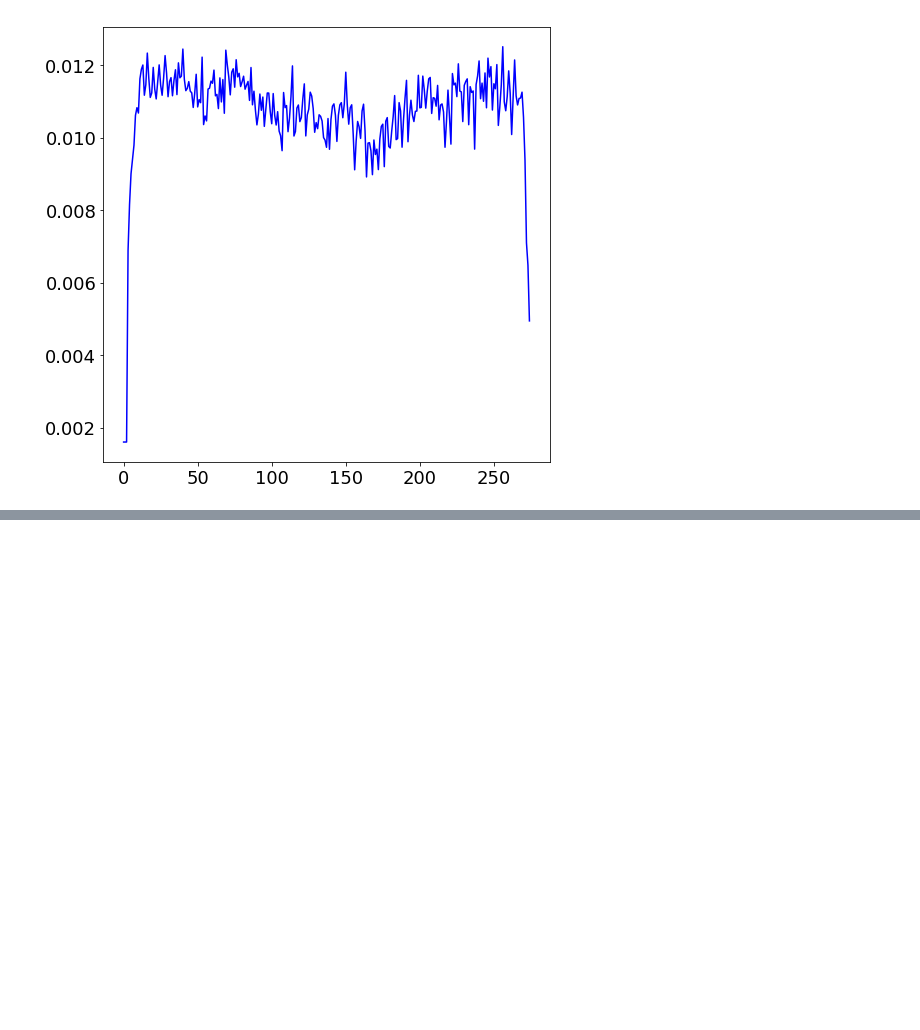
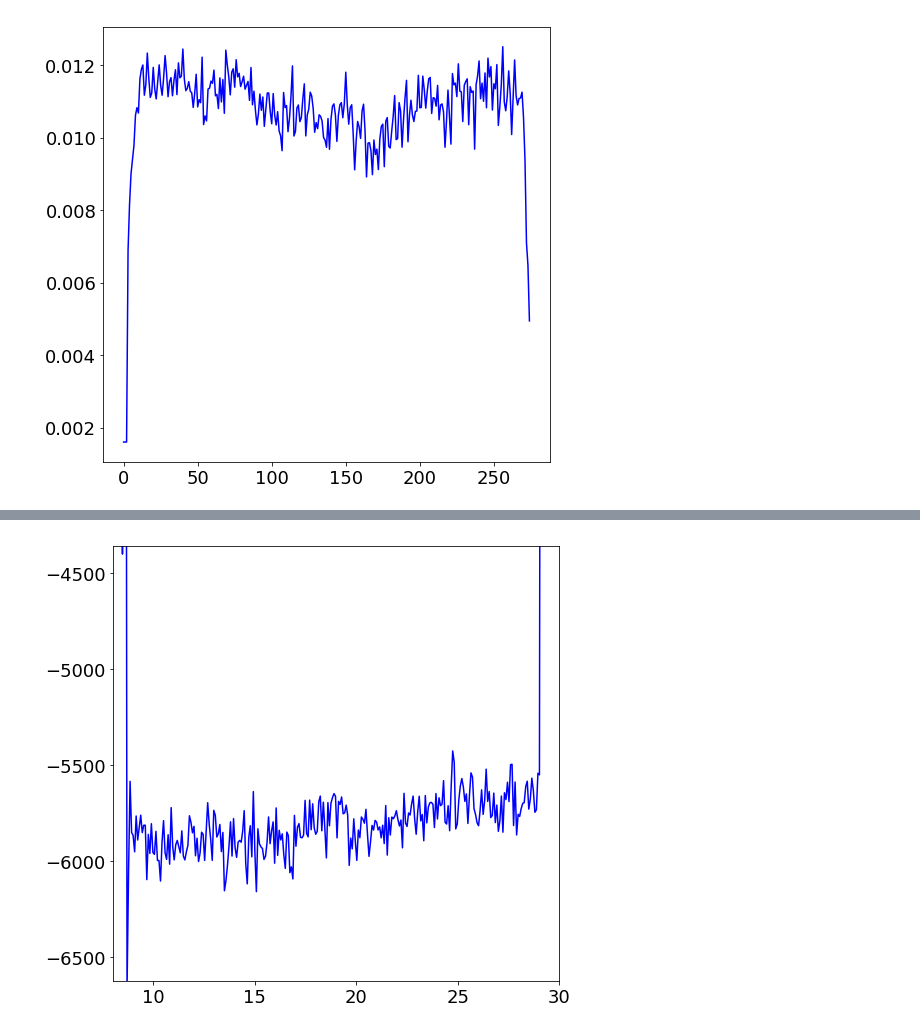
Before and after one commit to sioan/softXRayDataAndControls, a Jupyter notebook: experimentSpecificFiles/sxri0414/for_pub/regression_approach_run60-delay.ipynb, the cells around one changed output, grey strips where cells are left out. Cells and saved outputs as stored; diff of their text form; code cells hidden in the pictures; blank space fills up the shorter version.

```diff
--- a/experimentSpecificFiles/sxri0414/for_pub/regression_approach_run60-delay.ipynb
+++ b/experimentSpecificFiles/sxri0414/for_pub/regression_approach_run60-delay.ipynb
@@ -676,0 +723,7 @@ show()
+# %%
+plot(my_bins[:-1][::-1],v1_time_probe)
+xlim(8,30)
+ylim(median(v1_time_probe)-10*std(v1_time_probe[200:-200]),median(v1_time_probe)+10*std(v1_time_probe[200:-200]))
+show()
+# %% [output]
+[figure, added]
```
Also changed, not shown: parts of 29 cells of this notebook.
